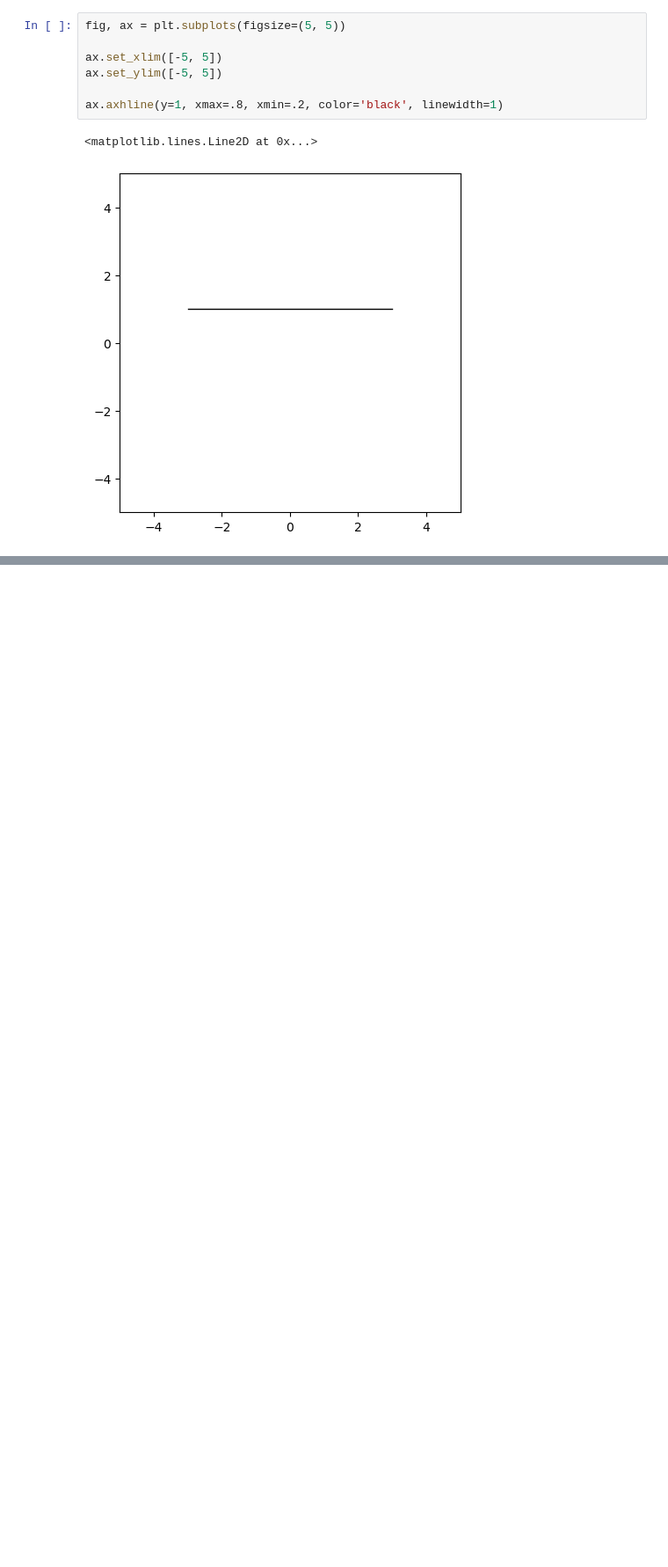
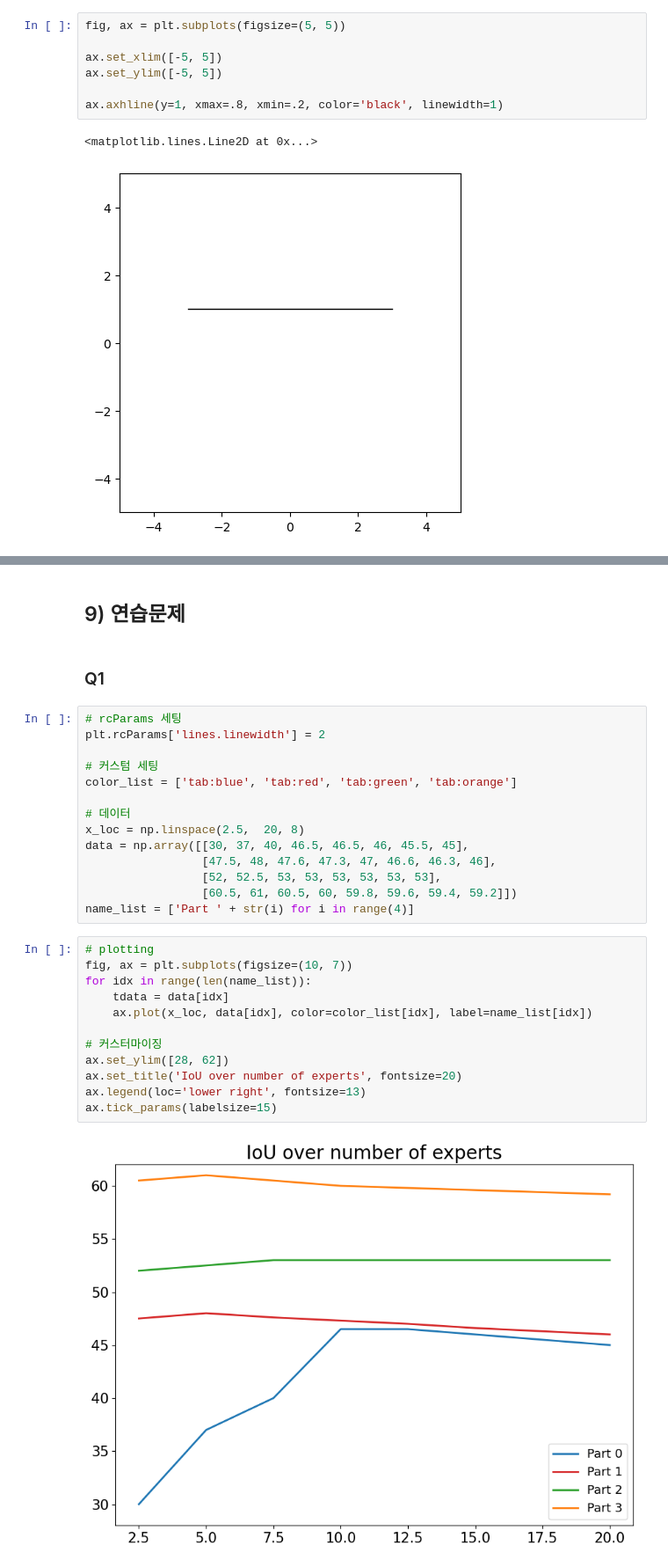
Before and after one commit to scarypillowz/Matplotlib, a Jupyter notebook: graph(1) line plot.ipynb, the cells around one changed output, grey strips where cells are left out. Shown at 88% size. Saved outputs shown, nothing was run; the diff lists cells and outputs as text; blank space fills up the shorter version.

Commit message:
line plot(5) 연습문제 1~2 (one ax)

```diff
--- a/graph(1) line plot.ipynb
+++ b/graph(1) line plot.ipynb
@@ -459,0 +461,32 @@ ax.fill_between(t, sin, alpha=.3, color='darkred', where=sin<0)
+# %% [markdown]
+## 9) 연습문제
+# %% [markdown]
+### Q1
+# %%
+# rcParams 세팅
+plt.rcParams['lines.linewidth'] = 2
+
+# 커스텀 세팅
+color_list = ['tab:blue', 'tab:red', 'tab:green', 'tab:orange']
+
+# 데이터
+x_loc = np.linspace(2.5,  20, 8)
+data = np.array([[30, 37, 40, 46.5, 46.5, 46, 45.5, 45],
+                 [47.5, 48, 47.6, 47.3, 47, 46.6, 46.3, 46],
+                 [52, 52.5, 53, 53, 53, 53, 53, 53],
+                 [60.5, 61, 60.5, 60, 59.8, 59.6, 59.4, 59.2]])
+name_list = ['Part ' + str(i) for i in range(4)]
+# %%
+# plotting
+fig, ax = plt.subplots(figsize=(10, 7))
+for idx in range(len(name_list)):
+    tdata = data[idx]
+    ax.plot(x_loc, data[idx], color=color_list[idx], label=name_list[idx])
+
+# 커스터마이징
+ax.set_ylim([28, 62])
+ax.set_title('IoU over number of experts', fontsize=20)
+ax.legend(loc='lower right', fontsize=13)
+ax.tick_params(labelsize=15)
+# %% [output]
+[figure, added]
```
Also changed, not shown: parts of 38 cells of this notebook.
